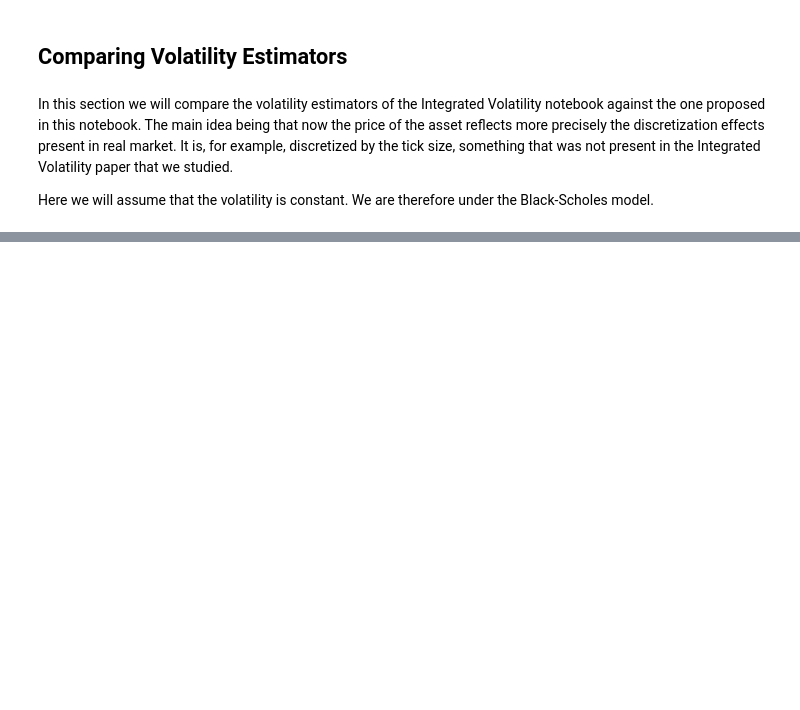
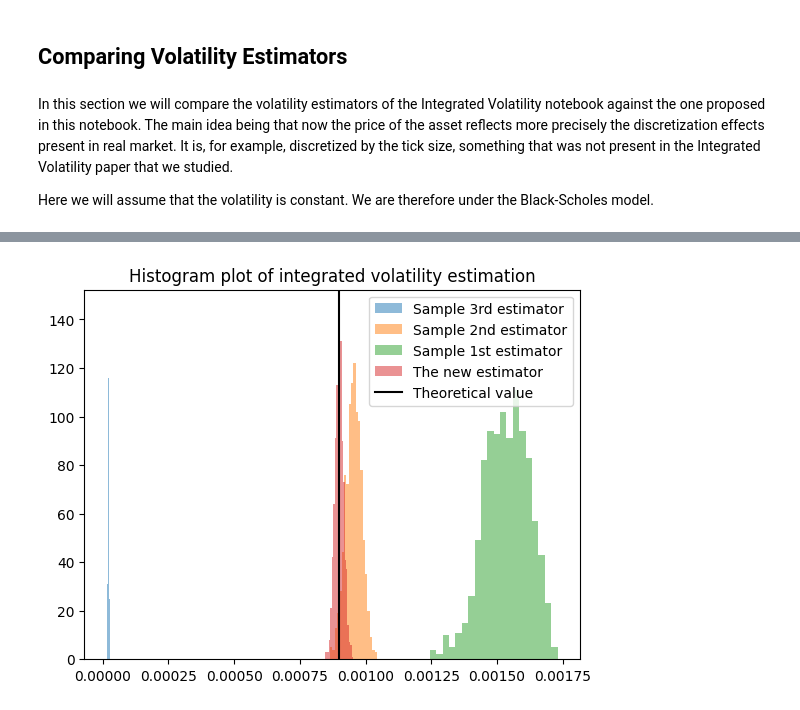
Before and after one commit to nicolassinott/HFT, a Jupyter notebook: notebooks/Uncertainty_zones/model.ipynb, the cells around one changed output, grey strips where cells are left out. Cells and saved outputs as stored; diff of their text form; code cells hidden in the pictures; blank space fills up the shorter version.

```diff
--- a/notebooks/Uncertainty_zones/model.ipynb
+++ b/notebooks/Uncertainty_zones/model.ipynb
@@ -454,8 +442,11 @@ def fourth_best_estimator(Y: np.array, n_sparse: int) -> float:
     ''' Same as fifth but samples sparsely on the log returns
     '''
     dY = np.diff(Y, axis = 1)
-    step = mesh // n_sparse
-
+    try:
+        step = mesh // n_sparse
+    except ZeroDivisionError as e:
+        step = 1
+    print(step)
     return np.square(dY[:,::step]).sum(axis = 1)
 
 
@@ -483,6 +474,7 @@ def second_best_estimator(Y: np.array, optimal : bool, K: np.array = np.NAN, vol
     estimator = np.zeros(Y.shape[0])
     for j in range(Y.shape[0]) :
         k = int(K[j])
+        k = max(k,1)
         for i in range(k):
             estimator[j] += np.square(np.diff(Y[j, i::k])).sum()
         estimator[j] /= k
@@ -499,6 +491,6 @@ def first_best_estimator(Y: np.array, vol4 : float = get_vol4()) -> float:
     K_star = c_star * mesh**(2/3)
 
     n_bar =  (mesh - K_star + 1) / K_star
-
+    print(n_bar)
     return (1 - (n_bar / mesh)) * (second_best_estimator(Y, False, K_star) - (n_bar / mesh) * fifth_best_estimator(Y))
 # %% [output]
@@ -507,0 +541,12 @@ def first_best_estimator(Y: np.array, vol4 : float = get_vol4()) -> float:
+# %%
+Labels = ['Sample 3rd estimator','Sample 2nd estimator','Sample 1st estimator', 'The new estimator']
+estimators = [third_vol_estimator_bs_IQ, second_vol_estimator_bs_IQ, first_vol_estimator_bs_IQ, integrated_volatility_mc]
+
+for k in range(4) :
+    plt.hist(estimators[k], bins = 20, label = Labels[k], alpha = 0.5)
+plt.axvline(theoretical_integral, label = 'Theoretical value', color = 'black')
+plt.title("Histogram plot of integrated volatility estimation")
+plt.legend()
+plt.show()
+# %% [output]
+[figure, added]
```
Also changed, not shown: parts of 24 cells of this notebook, 1 other file.
